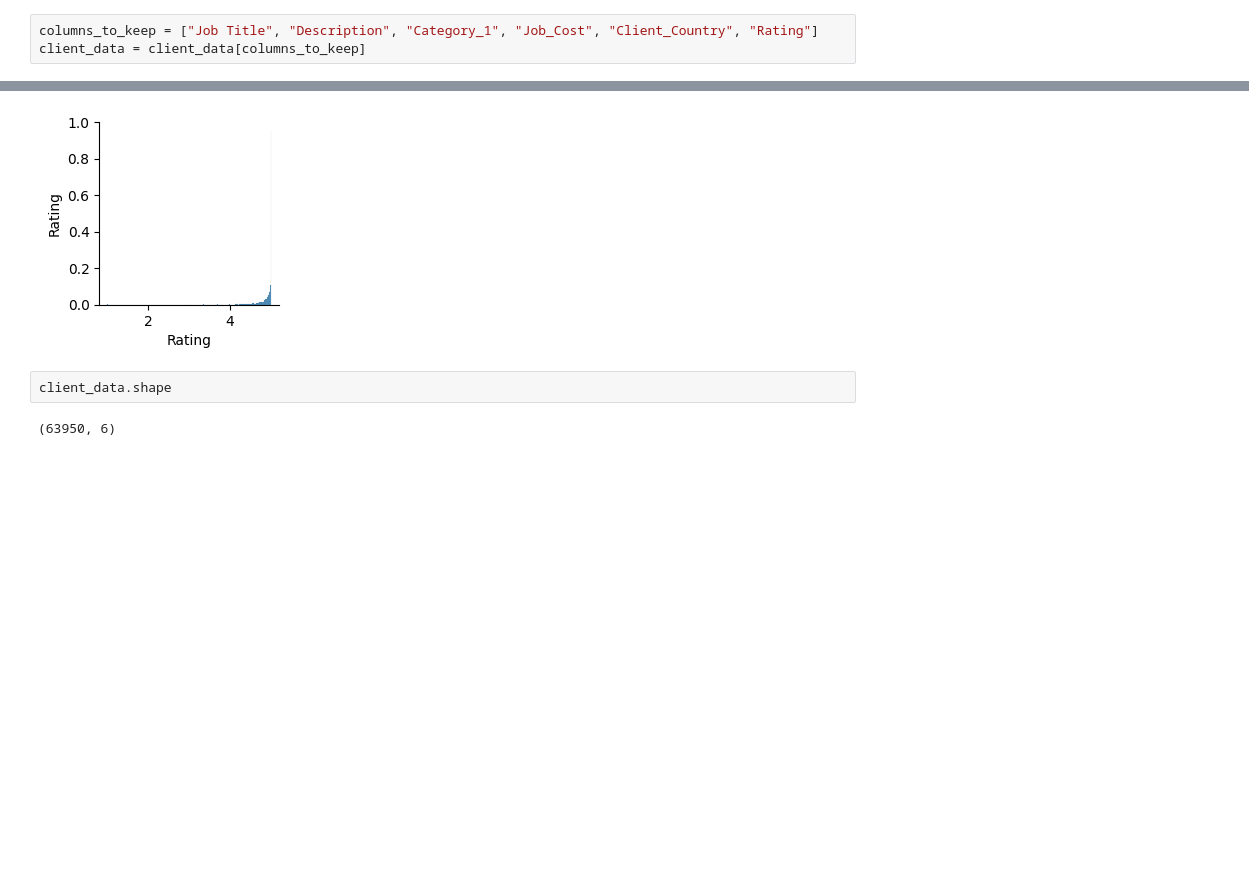
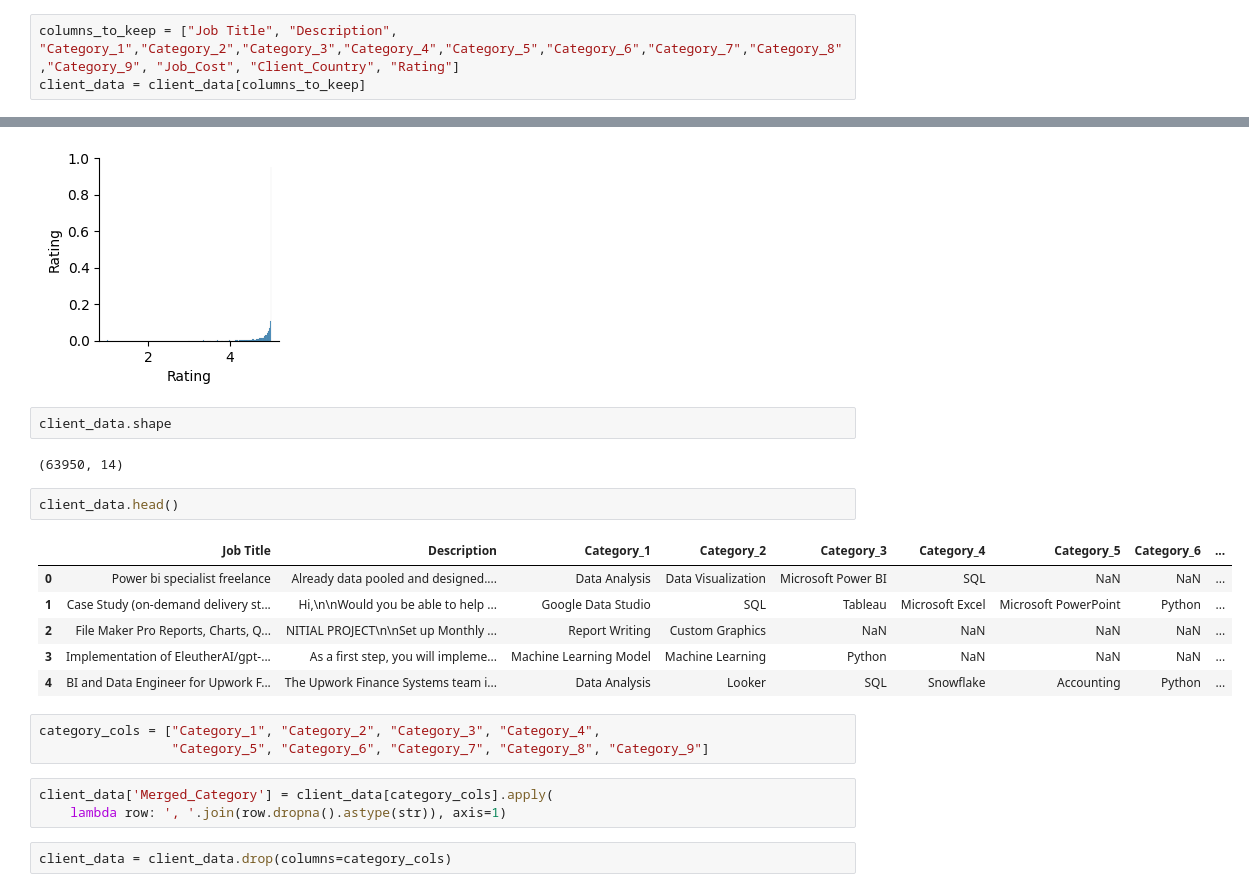
Before and after one commit to triumph10/ml_models, a Jupyter notebook: recommendation.ipynb, the cells around one changed output, grey strips where cells are left out. Cells and saved outputs as stored; diff of their text form; blank space fills up the shorter version.

```diff
--- a/recommendation.ipynb
+++ b/recommendation.ipynb
@@ -48,7 +48,7 @@ Data columns (total 41 columns):
 dtypes: float64(5), int64(1), object(35)
 memory usage: 20.0+ MB
 # %%
-columns_to_keep = ["Job Title", "Description", "Category_1", "Job_Cost", "Client_Country", "Rating"]
+columns_to_keep = ["Job Title", "Description", "Category_1","Category_2","Category_3","Category_4","Category_5","Category_6","Category_7","Category_8","Category_9", "Job_Cost", "Client_Country", "Rating"]
 client_data = client_data[columns_to_keep]
 # %%
 client_data.describe()
@@ -70,4 +70,21 @@ sns.pairplot(client_data)
 # %%
 client_data.shape
 # %% [output]
-(63950, 6)
+(63950, 14)
+# %%
+client_data.head()
+# %% [output]
+|  | Job Title | Description | Category_1 | Category_2 | Category_3 | Category_4 | Category_5 | Category_6 | ... |
+| 0 | Power bi specialist freelance | Already data pooled and designed.... | Data Analysis | Data Visualization | Microsoft Power BI | SQL | NaN | NaN | ... |
+| 1 | Case Study (on-demand delivery st... | Hi,\n\nWould you be able to help ... | Google Data Studio | SQL | Tableau | Microsoft Excel | Microsoft PowerPoint | Python | ... |
+| 2 | File Maker Pro Reports, Charts, Q... | NITIAL PROJECT\n\nSet up Monthly ... | Report Writing | Custom Graphics | NaN | NaN | NaN | NaN | ... |
+| 3 | Implementation of EleutherAI/gpt-... | As a first step, you will impleme... | Machine Learning Model | Machine Learning | Python | NaN | NaN | NaN | ... |
+| 4 | BI and Data Engineer for Upwork F... | The Upwork Finance Systems team i... | Data Analysis | Looker | SQL | Snowflake | Accounting | Python | ... |
+# %%
+category_cols = ["Category_1", "Category_2", "Category_3", "Category_4",
+                 "Category_5", "Category_6", "Category_7", "Category_8", "Category_9"]
+# %%
+client_data['Merged_Category'] = client_data[category_cols].apply(
+    lambda row: ', '.join(row.dropna().astype(str)), axis=1)
+# %%
+client_data = client_data.drop(columns=category_cols)
```
Also changed, not shown: parts of 4 cells of this notebook, 5 other files.
